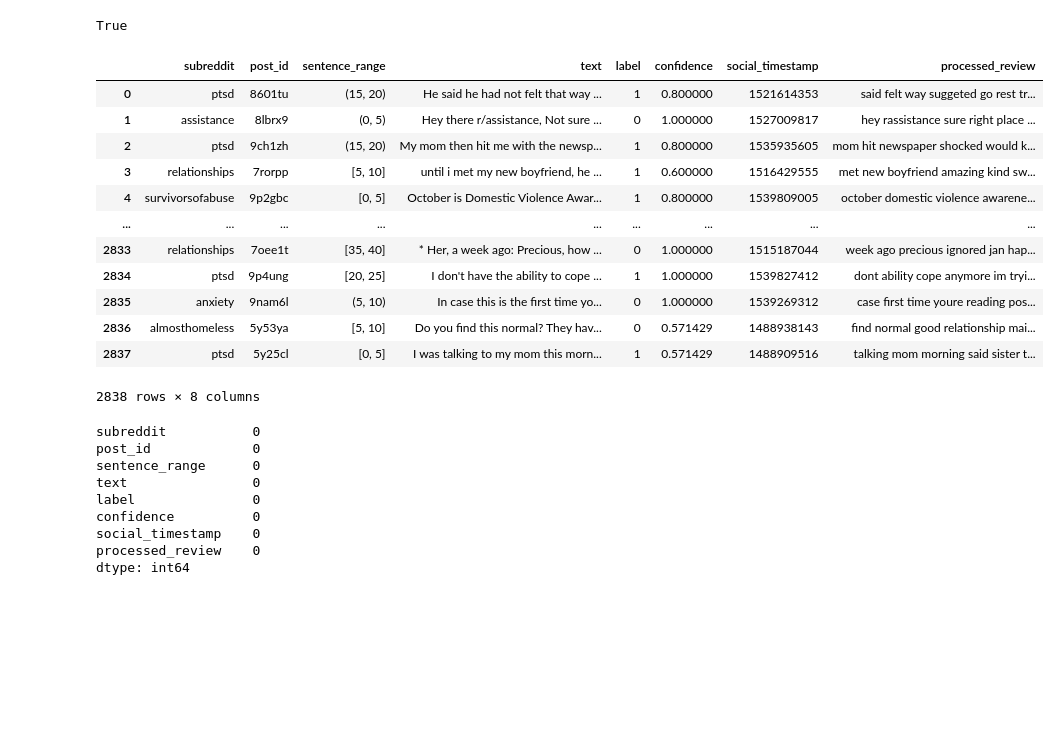
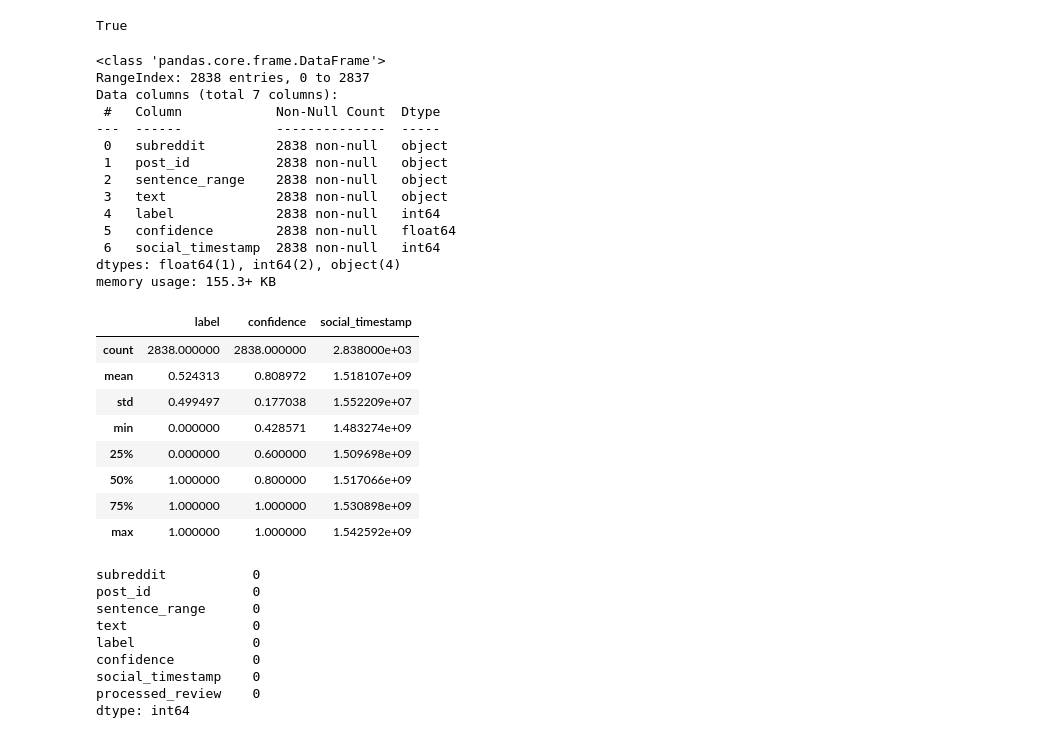
Before and after one commit to ribesh9/data-science, a Jupyter notebook: RibeshLab4.ipynb, the cells around one changed output. Cells and saved outputs as stored; diff of their text form; code cells hidden in the pictures; blank space fills up the shorter version.

```diff
--- a/RibeshLab4.ipynb
+++ b/RibeshLab4.ipynb
@@ -39,21 +39,32 @@ True
 # Step 1: Load the dataset
 data = pd.read_csv("D:\Data Mining\Data sets for lab report\Stress\Stress.csv", encoding='utf-8')
 # %%
-data
+data.info()
+data.describe()
 # %% [output]
+<class 'pandas.core.frame.DataFrame'>
+RangeIndex: 2838 entries, 0 to 2837
+Data columns (total 7 columns):
+ #   Column            Non-Null Count  Dtype
+---  ------            --------------  -----
+ 0   subreddit         2838 non-null   object
+ 1   post_id           2838 non-null   object
+ 2   sentence_range    2838 non-null   object
+ 3   text              2838 non-null   object
+ 4   label             2838 non-null   int64
+ 5   confidence        2838 non-null   float64
+ 6   social_timestamp  2838 non-null   int64
+dtypes: float64(1), int64(2), object(4)
+memory usage: 155.3+ KB
-|  | subreddit | post_id | sentence_range | text | label | confidence | social_timestamp | processed_review |
-| 0 | ptsd | 8601tu | (15, 20) | He said he had not felt that way ... | 1 | 0.800000 | 1521614353 | said felt way suggeted go rest tr... |
-| 1 | assistance | 8lbrx9 | (0, 5) | Hey there r/assistance, Not sure ... | 0 | 1.000000 | 1527009817 | hey rassistance sure right place ... |
-| 2 | ptsd | 9ch1zh | (15, 20) | My mom then hit me with the newsp... | 1 | 0.800000 | 1535935605 | mom hit newspaper shocked would k... |
-| 3 | relationships | 7rorpp | [5, 10] | until i met my new boyfriend, he ... | 1 | 0.600000 | 1516429555 | met new boyfriend amazing kind sw... |
-| 4 | survivorsofabuse | 9p2gbc | [0, 5] | October is Domestic Violence Awar... | 1 | 0.800000 | 1539809005 | october domestic violence awarene... |
-| ... | ... | ... | ... | ... | ... | ... | ... | ... |
-| 2833 | relationships | 7oee1t | [35, 40] | * Her, a week ago: Precious, how ... | 0 | 1.000000 | 1515187044 | week ago precious ignored jan hap... |
-| 2834 | ptsd | 9p4ung | [20, 25] | I don't have the ability to cope ... | 1 | 1.000000 | 1539827412 | dont ability cope anymore im tryi... |
-| 2835 | anxiety | 9nam6l | (5, 10) | In case this is the first time yo... | 0 | 1.000000 | 1539269312 | case first time youre reading pos... |
-| 2836 | almosthomeless | 5y53ya | [5, 10] | Do you find this normal? They hav... | 0 | 0.571429 | 1488938143 | find normal good relationship mai... |
-| 2837 | ptsd | 5y25cl | [0, 5] | I was talking to my mom this morn... | 1 | 0.571429 | 1488909516 | talking mom morning said sister t... |
+|  | label | confidence | social_timestamp |
+| count | 2838.000000 | 2838.000000 | 2.838000e+03 |
+| mean | 0.524313 | 0.808972 | 1.518107e+09 |
+| std | 0.499497 | 0.177038 | 1.552209e+07 |
+| min | 0.000000 | 0.428571 | 1.483274e+09 |
+| 25% | 0.000000 | 0.600000 | 1.509698e+09 |
+| 50% | 1.000000 | 0.800000 | 1.517066e+09 |
+| 75% | 1.000000 | 1.000000 | 1.530898e+09 |
+| max | 1.000000 | 1.000000 | 1.542592e+09 |
-2838 rows × 8 columns
 # %%
 data.isna().sum()
 # %% [output]
```
Also changed, not shown: parts of 2 cells of this notebook.
